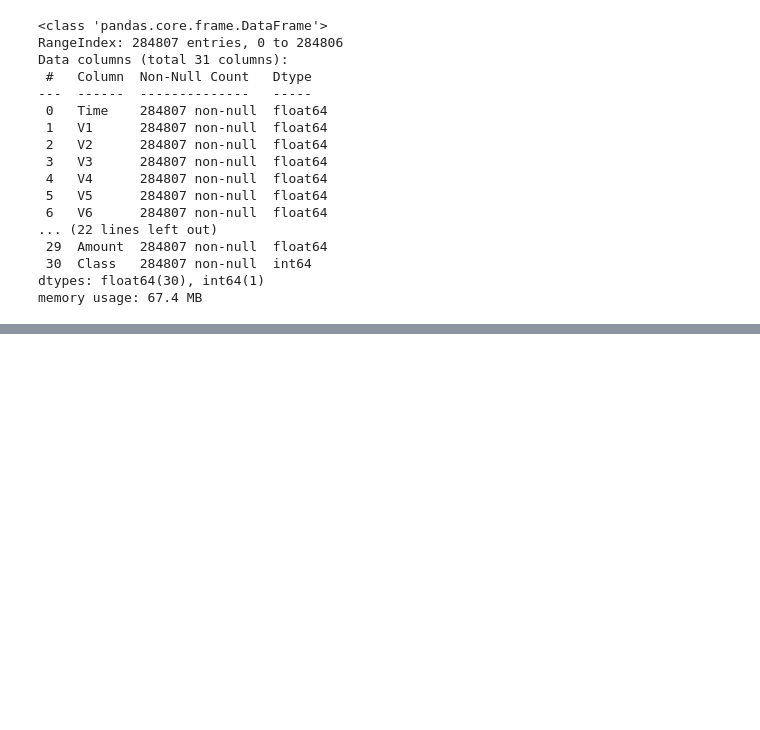
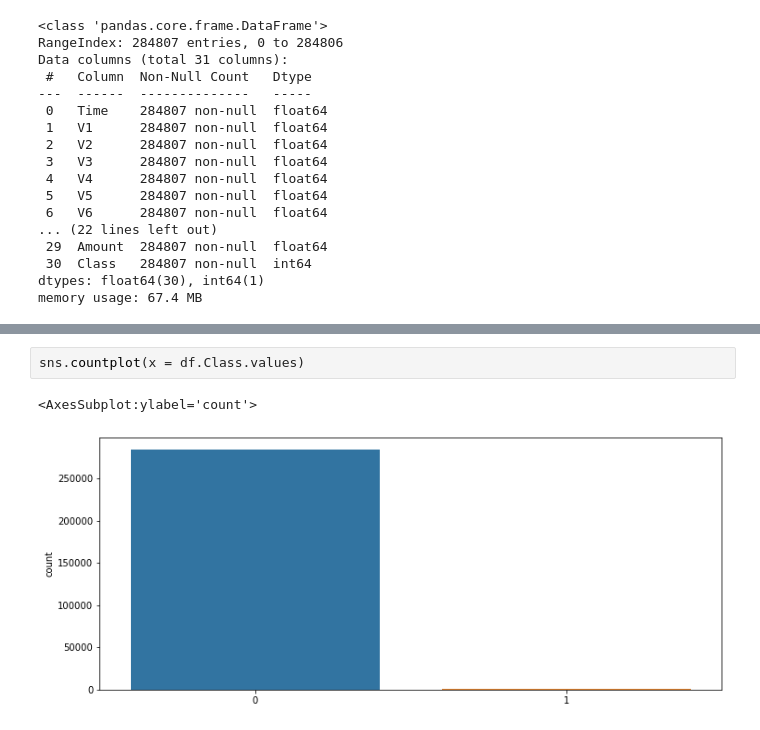
Before and after one commit to samuelpat/fraud-detection, a Jupyter notebook: Fraud Detection.ipynb, the cells around one changed output, grey strips where cells are left out. Saved outputs shown, nothing was run; the diff lists cells and outputs as text; blank space fills up the shorter version.

```diff
--- a/Fraud Detection.ipynb
+++ b/Fraud Detection.ipynb
@@ -60,0 +73,5 @@ Name: Class, dtype: int64
+# %%
+sns.countplot(x = df.Class.values)
+# %% [output]
+<AxesSubplot:ylabel='count'>
+[figure, added]
```
Also changed, not shown: parts of 6 cells of this notebook.
